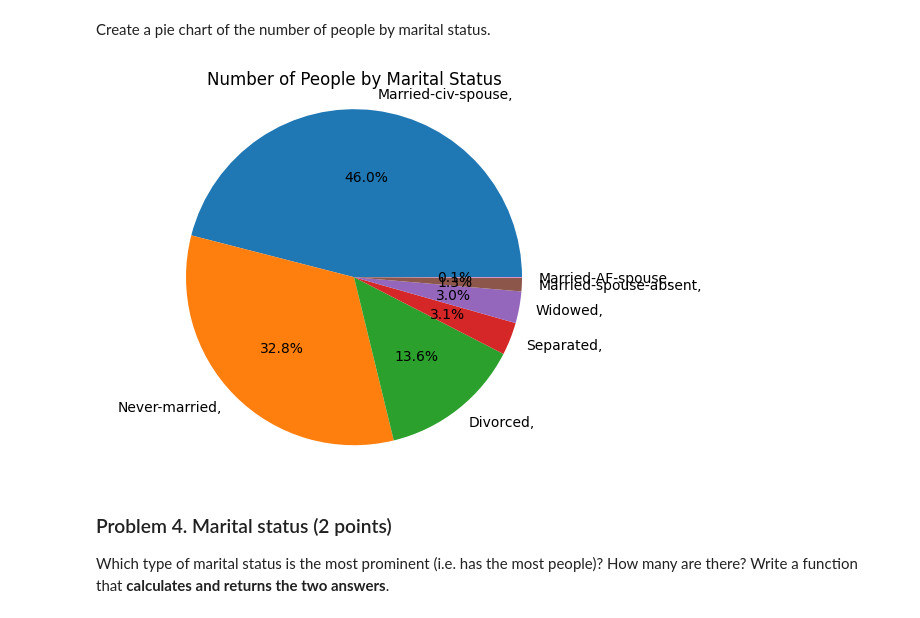
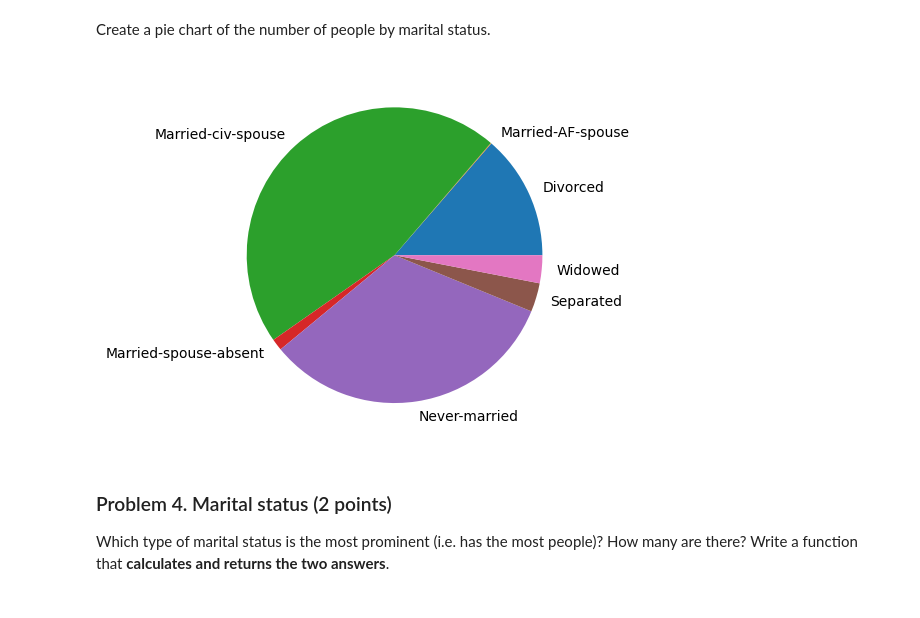
Before and after one commit to borisov5/Data-Science-June-2023, a Jupyter notebook: 03. Data Visualization. Exploratory Data Analysis/Data Visualization and EDA Lab.ipynb, the cells around one changed output. Cells and saved outputs as stored; diff of their text form; code cells hidden in the pictures.

```diff
--- a/03. Data Visualization. Exploratory Data Analysis/Data Visualization and EDA Lab.ipynb
+++ b/03. Data Visualization. Exploratory Data Analysis/Data Visualization and EDA Lab.ipynb
@@ -97,14 +53,11 @@ AssertionError: 0 != 159
 # %% [markdown]
 Create a pie chart of the number of people by marital status.
-# %%
-marital_status_counts = income_data['marital-status'].value_counts()
-
-plt.pie(marital_status_counts, labels=marital_status_counts.index, autopct='%1.1f%%')
-plt.axis('equal')
-plt.title('Number of People by Marital Status')
-plt.show()
-# %% [output]
-[figure, removed]
+# %%
+groups = income_data.groupby("marital-status").count()
+plt.pie(groups.income, labels = groups.index)
+plt.gca().set_aspect("equal")
+# %% [output]
+[figure, added]
 # %% [markdown]
 ### Problem 4. Marital status (2 points)
 Which type of marital status is the most prominent (i.e. has the most people)? How many are there? Write a function that **calculates and returns the two answers**.
```
Also changed, not shown: parts of 19 cells of this notebook, 6 other files.
